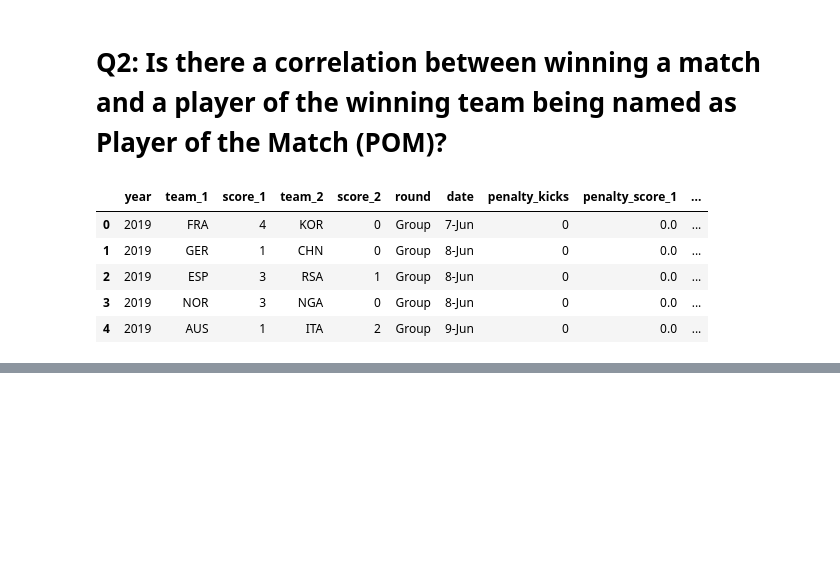
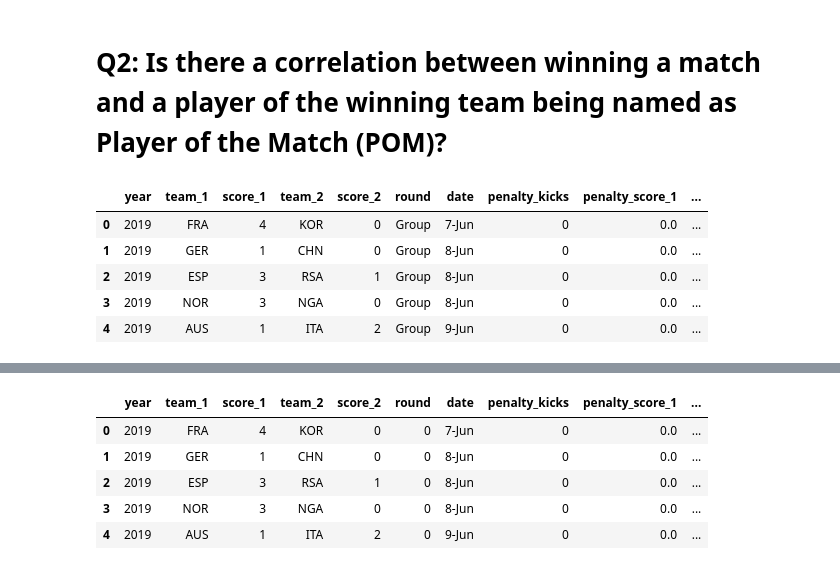
Before and after one commit to kemmanouilides/ffwc-2019-analysis, a Jupyter notebook: v03.ipynb, the cells around one changed output, grey strips where cells are left out. Drawn from its saved outputs; the diff is of its cells as text; code cells hidden in the pictures; blank space fills up the shorter version.

```diff
--- a/v03.ipynb
+++ b/v03.ipynb
@@ -39,6 +39,7 @@ Data files found:
 # %%
 #In order to inspect what data is available, I want to make sure to be able to visualise all the columns
 pd.set_option('display.max_columns', None)
+pd.set_option('display.max_rows', None)
 
 df.head()
 # %% [output]
@@ -370,0 +347,19 @@ dtype: float64
+# %%
+#First I need to convert the round column data fromt string to numerical
+
+round_points = {'Group': 0,
+               'Round of 16': 1,
+               'Quarter Final': 2,
+               'Semi Final': 3,
+               'Third Place Playoff': 4,
+               'Final': 5}
+df2 = df.copy()
+df2['round'].replace(round_points, inplace=True)
+df2.head()
+# %% [output]
+|  | year | team_1 | score_1 | team_2 | score_2 | round | date | penalty_kicks | penalty_score_1 | ... |
+| 0 | 2019 | FRA | 4 | KOR | 0 | 0 | 7-Jun | 0 | 0.0 | ... |
+| 1 | 2019 | GER | 1 | CHN | 0 | 0 | 8-Jun | 0 | 0.0 | ... |
+| 2 | 2019 | ESP | 3 | RSA | 1 | 0 | 8-Jun | 0 | 0.0 | ... |
+| 3 | 2019 | NOR | 3 | NGA | 0 | 0 | 8-Jun | 0 | 0.0 | ... |
+| 4 | 2019 | AUS | 1 | ITA | 2 | 0 | 9-Jun | 0 | 0.0 | ... |
```
Also changed, not shown: parts of 7 cells of this notebook.
